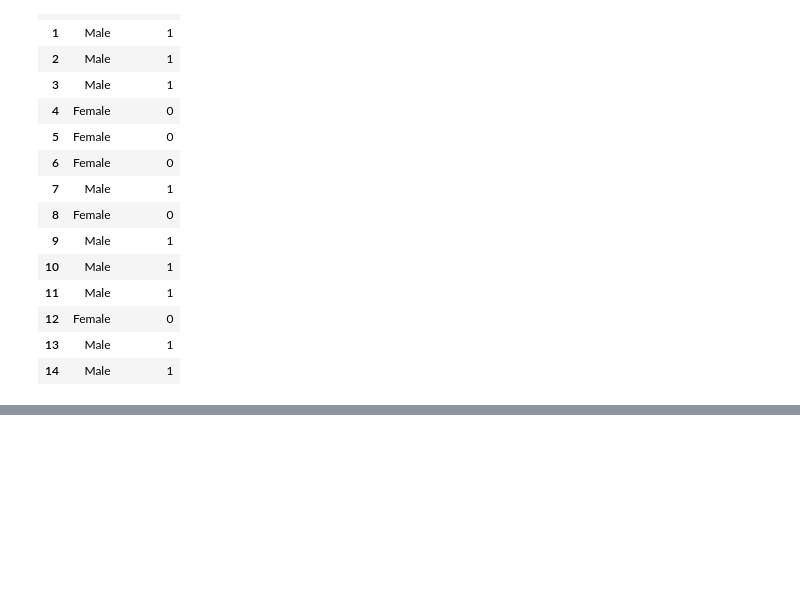
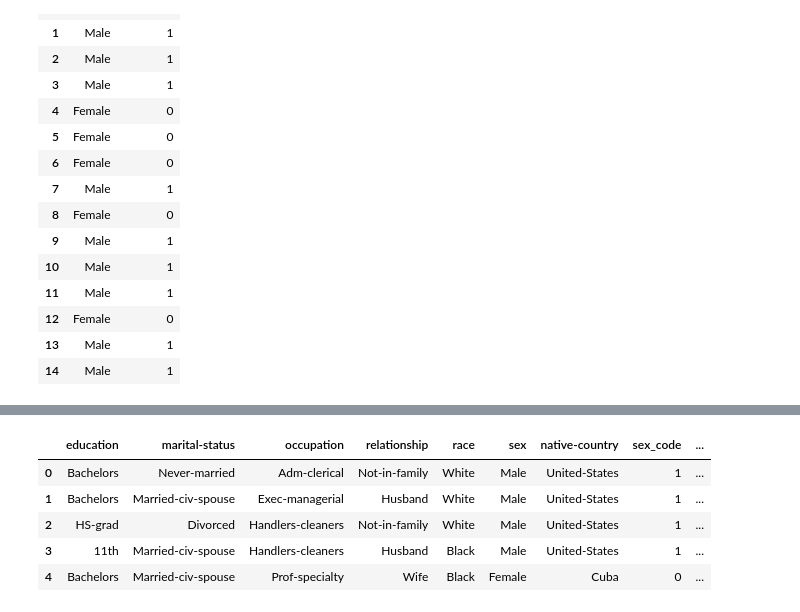
Before and after one commit to mrmyothet/MLS-C01, a Jupyter notebook: Encoding_Categorical_Values.ipynb, the cells around one changed output, grey strips where cells are left out. Cells and saved outputs as stored; diff of their text form; code cells hidden in the pictures; blank space fills up the shorter version.

Commit message:
Label Encoding vs One-hot Encoding

```diff
--- a/Encoding_Categorical_Values.ipynb
+++ b/Encoding_Categorical_Values.ipynb
@@ -156,3 +156,11 @@ LabelBinarizer of sex feature
 | 12 | Female | 0 |
 | 13 | Male | 1 |
 | 14 | Male | 1 |
+# %%
+# perform label encoding on the workclass feature
+
+from sklearn.preprocessing import LabelEncoder
+
+label_work_class = LabelEncoder()
+categorical_featuresDf["workclass_code"] = label_work_class.fit_transform(categorical_featuresDf["workclass"])
+categorical_featuresDf[["workclass", "workclass_code"]].head(15)
@@ -158,0 +203,11 @@ LabelBinarizer of sex feature
+# %%
+# One-hot encode the workclass feature
+workclass_dummies = pd.get_dummies(categorical_featuresDf, columns=["workclass"])
+workclass_dummies.head()
+# %% [output]
+|  | education | marital-status | occupation | relationship | race | sex | native-country | sex_code | ... |
+| 0 | Bachelors | Never-married | Adm-clerical | Not-in-family | White | Male | United-States | 1 | ... |
+| 1 | Bachelors | Married-civ-spouse | Exec-managerial | Husband | White | Male | United-States | 1 | ... |
+| 2 | HS-grad | Divorced | Handlers-cleaners | Not-in-family | White | Male | United-States | 1 | ... |
+| 3 | 11th | Married-civ-spouse | Handlers-cleaners | Husband | Black | Male | United-States | 1 | ... |
+| 4 | Bachelors | Married-civ-spouse | Prof-specialty | Wife | Black | Female | Cuba | 0 | ... |
```
Also changed, not shown: parts of 4 cells of this notebook.
